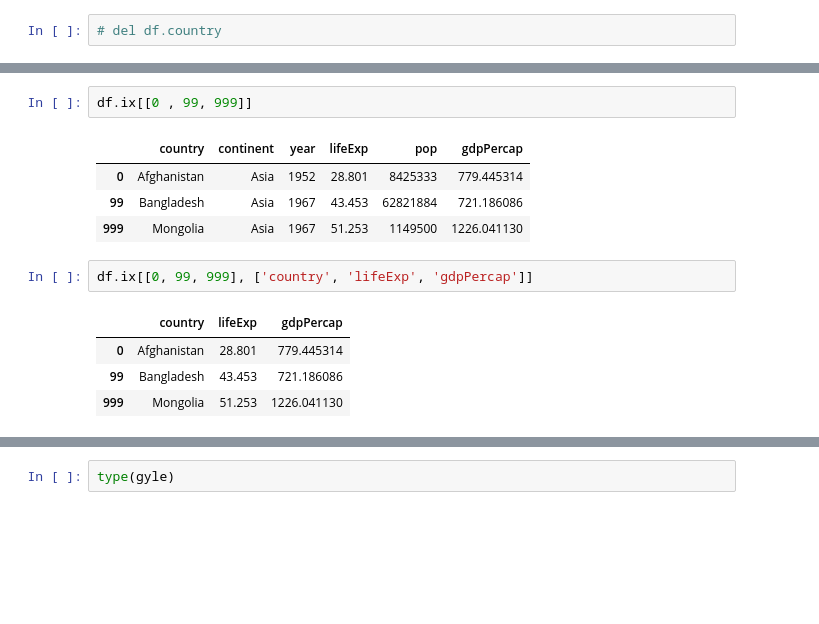
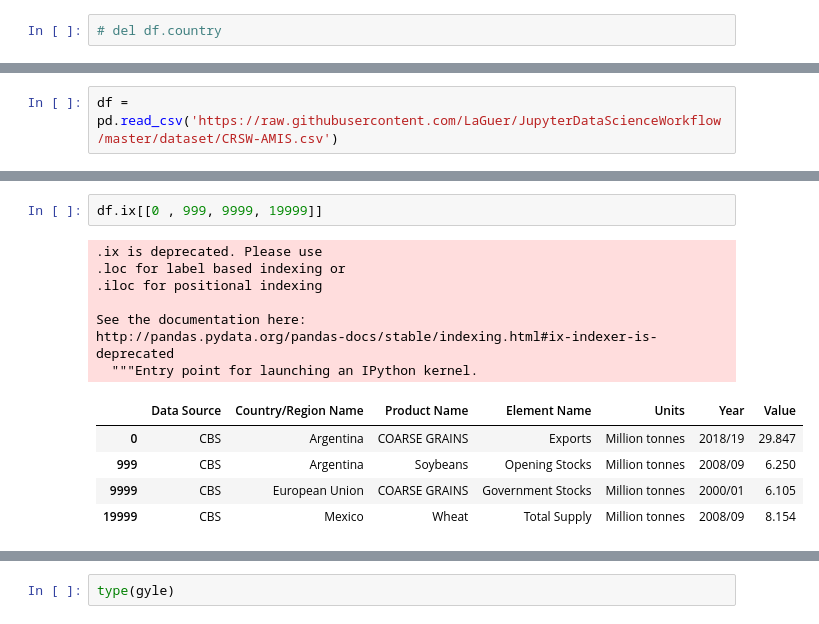
Before and after one commit to LaGuer/scipy-2017-tutorial-pandas, a Jupyter notebook: 02-lesson/01-intro.ipynb, the cells around one changed output, grey strips where cells are left out. Drawn from its saved outputs; the diff is of its cells as text; blank space fills up the shorter version.

```diff
--- a/02-lesson/01-intro.ipynb
+++ b/02-lesson/01-intro.ipynb
@@ -109,3 +125,5 @@ df = pd.read_csv('../data/gapminder.tsv', delimiter='\t')
+# %%
+df = pd.read_csv('https://raw.githubusercontent.com/LaGuer/JupyterDataScienceWorkflow/master/dataset/CRSW-AMIS.csv')
 # %%
 # loc
 df.loc[0]
@@ -191,14 +221,15 @@ Name: 99, dtype: object
 # %%
-df.ix[[0 , 99, 999]]
+df.ix[[0 , 999, 9999, 19999]]
 # %% [output]
+.ix is deprecated. Please use
+.loc for label based indexing or
+.iloc for positional indexing
+
+See the documentation here:
+http://pandas.pydata.org/pandas-docs/stable/indexing.html#ix-indexer-is-deprecated
+  """Entry point for launching an IPython kernel.
-|  | country | continent | year | lifeExp | pop | gdpPercap |
-| 0 | Afghanistan | Asia | 1952 | 28.801 | 8425333 | 779.445314 |
-| 99 | Bangladesh | Asia | 1967 | 43.453 | 62821884 | 721.186086 |
-| 999 | Mongolia | Asia | 1967 | 51.253 | 1149500 | 1226.041130 |
+|  | Data Source | Country/Region Name | Product Name | Element Name | Units | Year | Value |
+| 0 | CBS | Argentina | COARSE GRAINS | Exports | Million tonnes | 2018/19 | 29.847 |
+| 999 | CBS | Argentina | Soybeans | Opening Stocks | Million tonnes | 2008/09 | 6.250 |
+| 9999 | CBS | European Union | COARSE GRAINS | Government Stocks | Million tonnes | 2000/01 | 6.105 |
+| 19999 | CBS | Mexico | Wheat | Total Supply | Million tonnes | 2008/09 | 8.154 |
-# %%
-df.ix[[0, 99, 999], ['country', 'lifeExp', 'gdpPercap']]
-# %% [output]
-|  | country | lifeExp | gdpPercap |
-| 0 | Afghanistan | 28.801 | 779.445314 |
-| 99 | Bangladesh | 43.453 | 721.186086 |
-| 999 | Mongolia | 51.253 | 1226.041130 |
```
Also changed, not shown: parts of 52 cells of this notebook.
